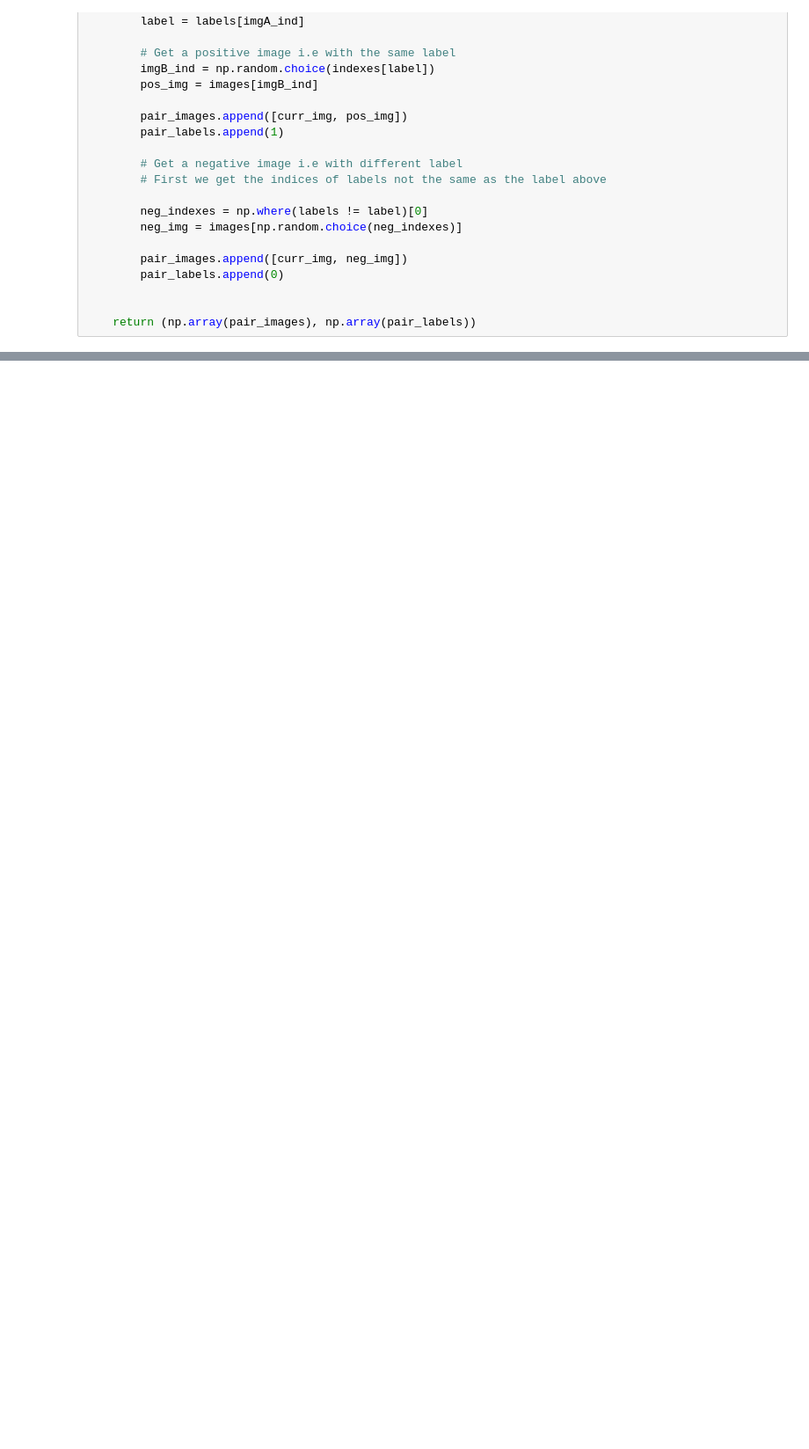
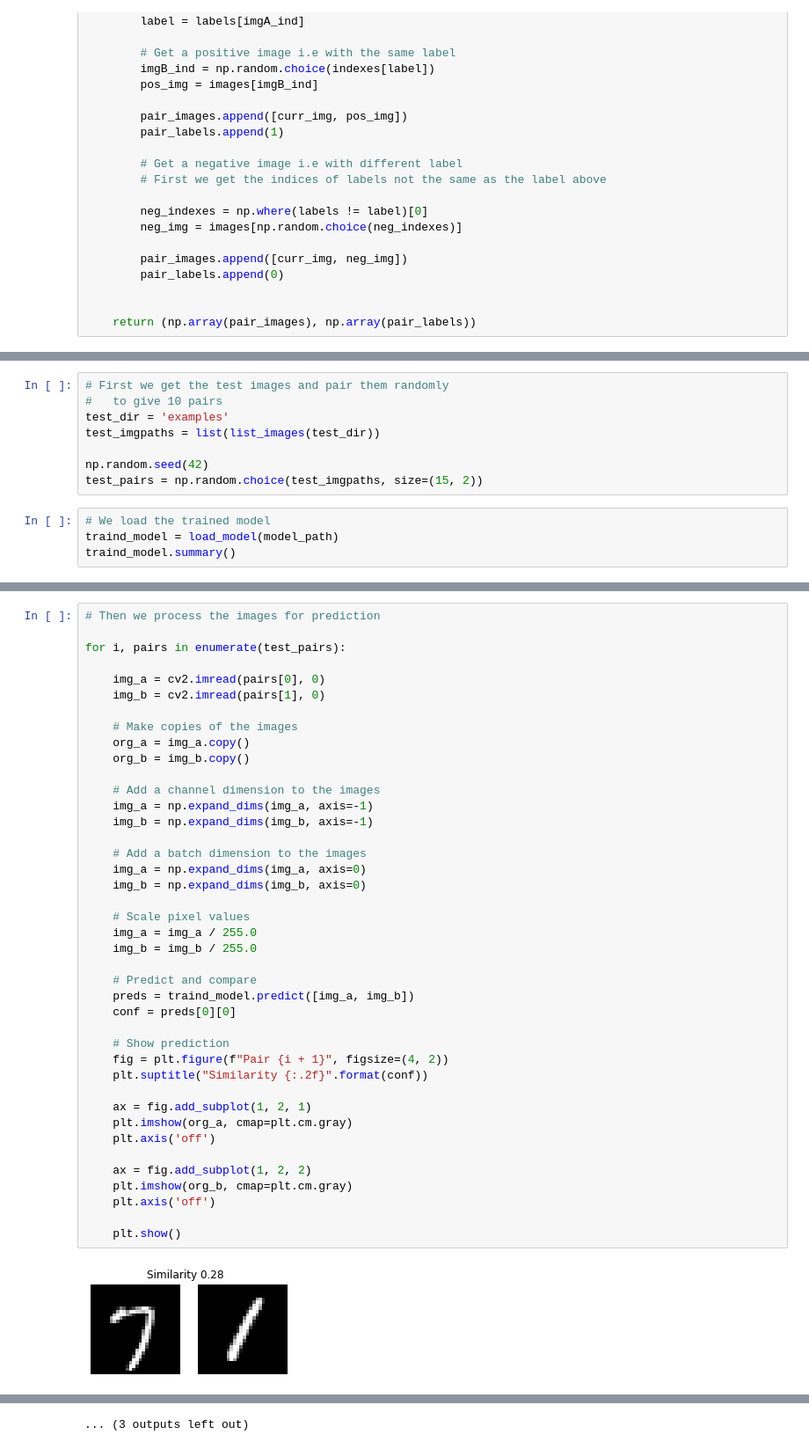
Before and after one commit to Mofetoluwa/Insights, a Jupyter notebook: PyImage/Siamese Networks/Hellooooo Siamese Networks.ipynb, the cells around one changed output, grey strips where cells are left out. Shown at 88% size. Cells and saved outputs as stored; diff of their text form; blank space fills up the shorter version.

```diff
--- a/PyImage/Siamese Networks/Hellooooo Siamese Networks.ipynb
+++ b/PyImage/Siamese Networks/Hellooooo Siamese Networks.ipynb
@@ -120,0 +294,12 @@ plt.imshow(montage)
+# %%
+# First we get the test images and pair them randomly
+#   to give 10 pairs
+test_dir = 'examples'
+test_imgpaths = list(list_images(test_dir))
+
+np.random.seed(42)
+test_pairs = np.random.choice(test_imgpaths, size=(15, 2))
+# %%
+# We load the trained model
+traind_model = load_model(model_path)
+traind_model.summary()
@@ -120,0 +327,43 @@ plt.imshow(montage)
+# %%
+# Then we process the images for prediction
+
+for i, pairs in enumerate(test_pairs):
+
+    img_a = cv2.imread(pairs[0], 0)
+    img_b = cv2.imread(pairs[1], 0)
+
+    # Make copies of the images
+    org_a = img_a.copy()
+    org_b = img_b.copy()
+
+    # Add a channel dimension to the images
+    img_a = np.expand_dims(img_a, axis=-1)
+    img_b = np.expand_dims(img_b, axis=-1)
+
+    # Add a batch dimension to the images
+    img_a = np.expand_dims(img_a, axis=0)
+    img_b = np.expand_dims(img_b, axis=0)
+
+    # Scale pixel values
+    img_a = img_a / 255.0
+    img_b = img_b / 255.0
+
+    # Predict and compare
+    preds = traind_model.predict([img_a, img_b])
+    conf = preds[0][0]
+
+    # Show prediction
+    fig = plt.figure(f"Pair {i + 1}", figsize=(4, 2))
+    plt.suptitle("Similarity {:.2f}".format(conf))
+
+    ax = fig.add_subplot(1, 2, 1)
+    plt.imshow(org_a, cmap=plt.cm.gray)
+    plt.axis('off')
+
+    ax = fig.add_subplot(1, 2, 2)
+    plt.imshow(org_b, cmap=plt.cm.gray)
+    plt.axis('off')
+
+    plt.show()
+# %% [output]
+[figure, added]
@@ -120,0 +381 @@ plt.imshow(montage)
+... (3 outputs left out)
```
Also changed, not shown: parts of 23 cells of this notebook, 5 other files.
